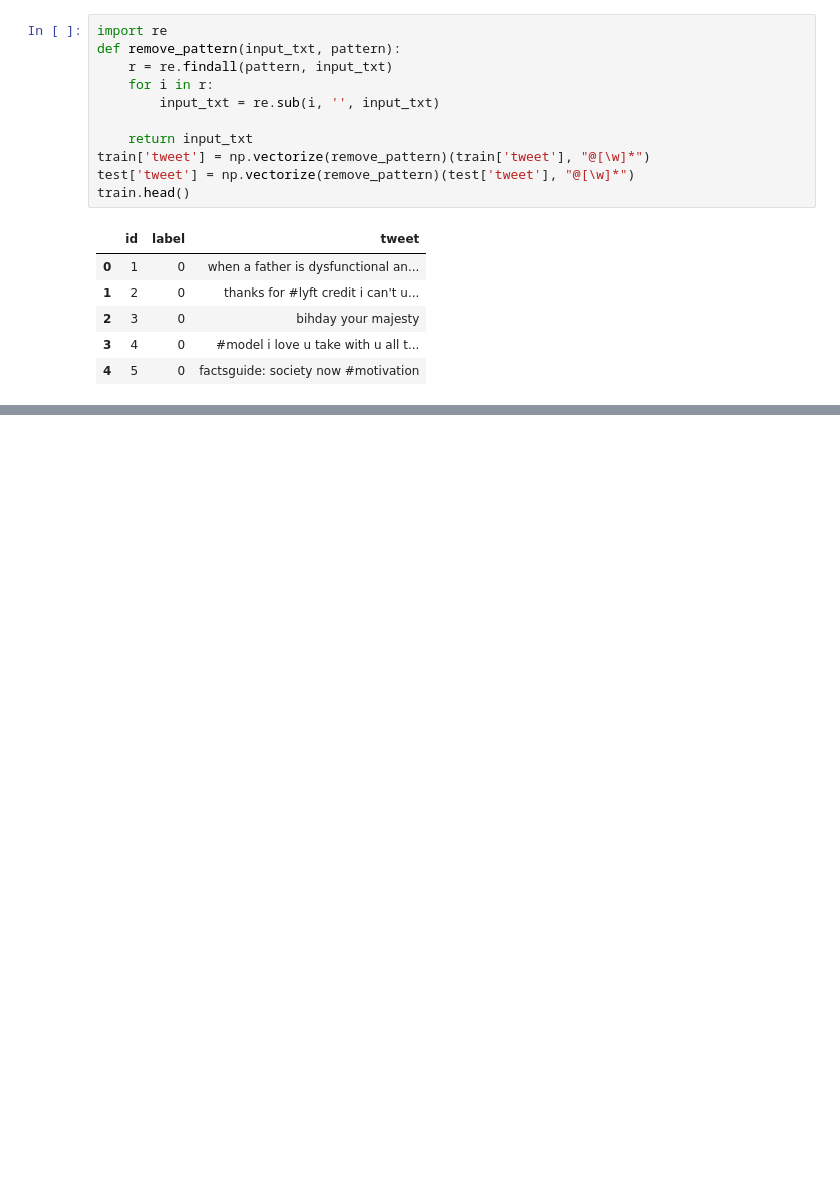
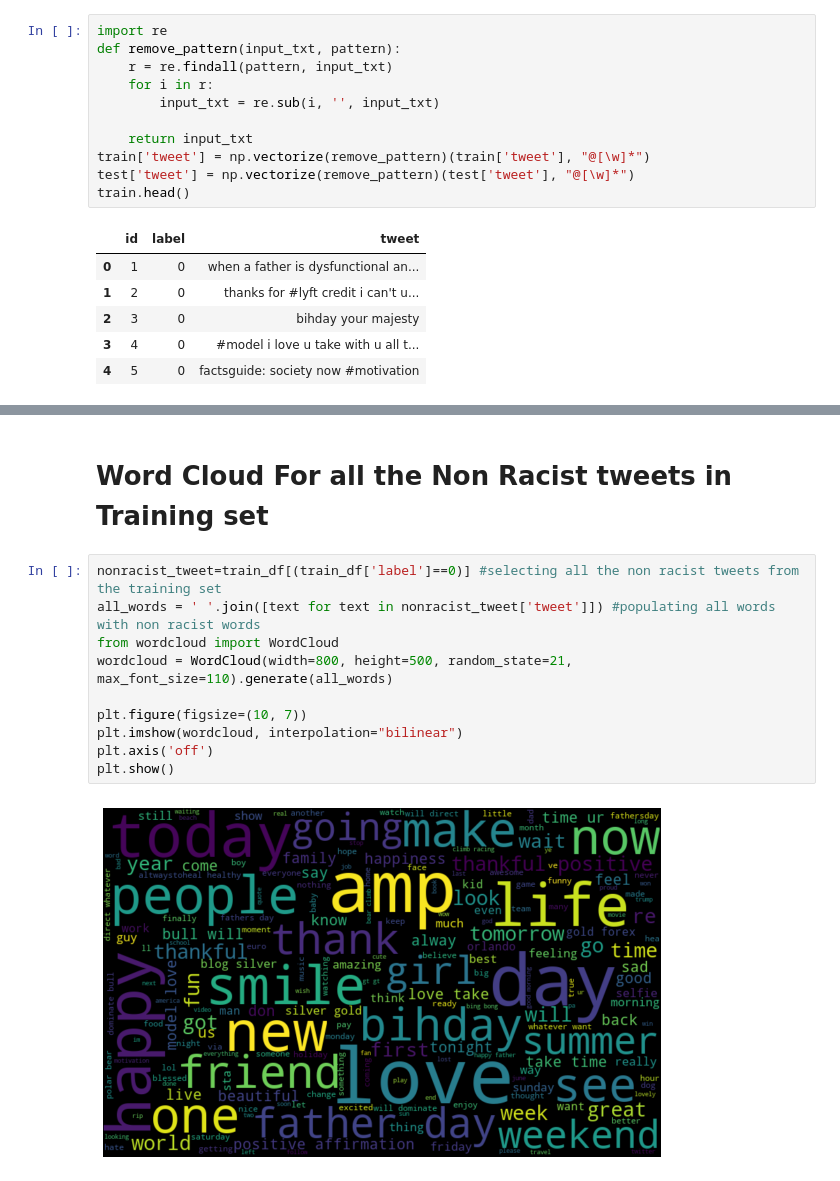
Before and after one commit to Suhask98/Twitter-sentiment-analysis, a Jupyter notebook: twitter_ana_code.ipynb, the cells around one changed output, grey strips where cells are left out. Drawn from its saved outputs; the diff is of its cells as text; blank space fills up the shorter version.

```diff
--- a/twitter_ana_code.ipynb
+++ b/twitter_ana_code.ipynb
@@ -131,0 +125,14 @@ test.drop(['tokenwd','cleanedt','stemed','id'],axis=1).head()
+# %% [markdown]
+# Word Cloud For all the Non Racist tweets in Training set
+# %%
+nonracist_tweet=train_df[(train_df['label']==0)] #selecting all the non racist tweets from the training set
+all_words = ' '.join([text for text in nonracist_tweet['tweet']]) #populating all words with non racist words
+from wordcloud import WordCloud
+wordcloud = WordCloud(width=800, height=500, random_state=21, max_font_size=110).generate(all_words)
+
+plt.figure(figsize=(10, 7))
+plt.imshow(wordcloud, interpolation="bilinear")
+plt.axis('off')
+plt.show()
+# %% [output]
+[figure, added]
```
Also changed, not shown: parts of 43 cells of this notebook.
